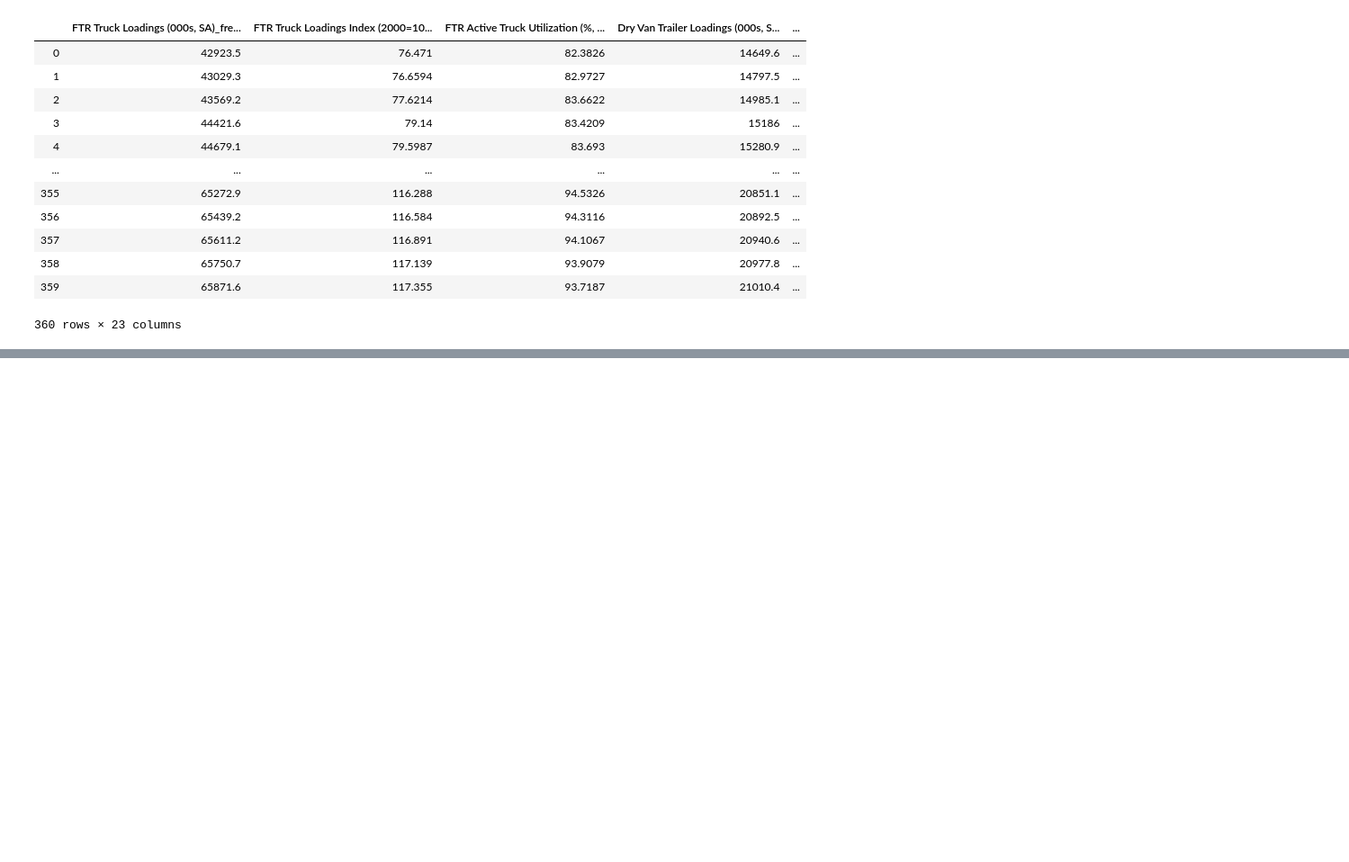
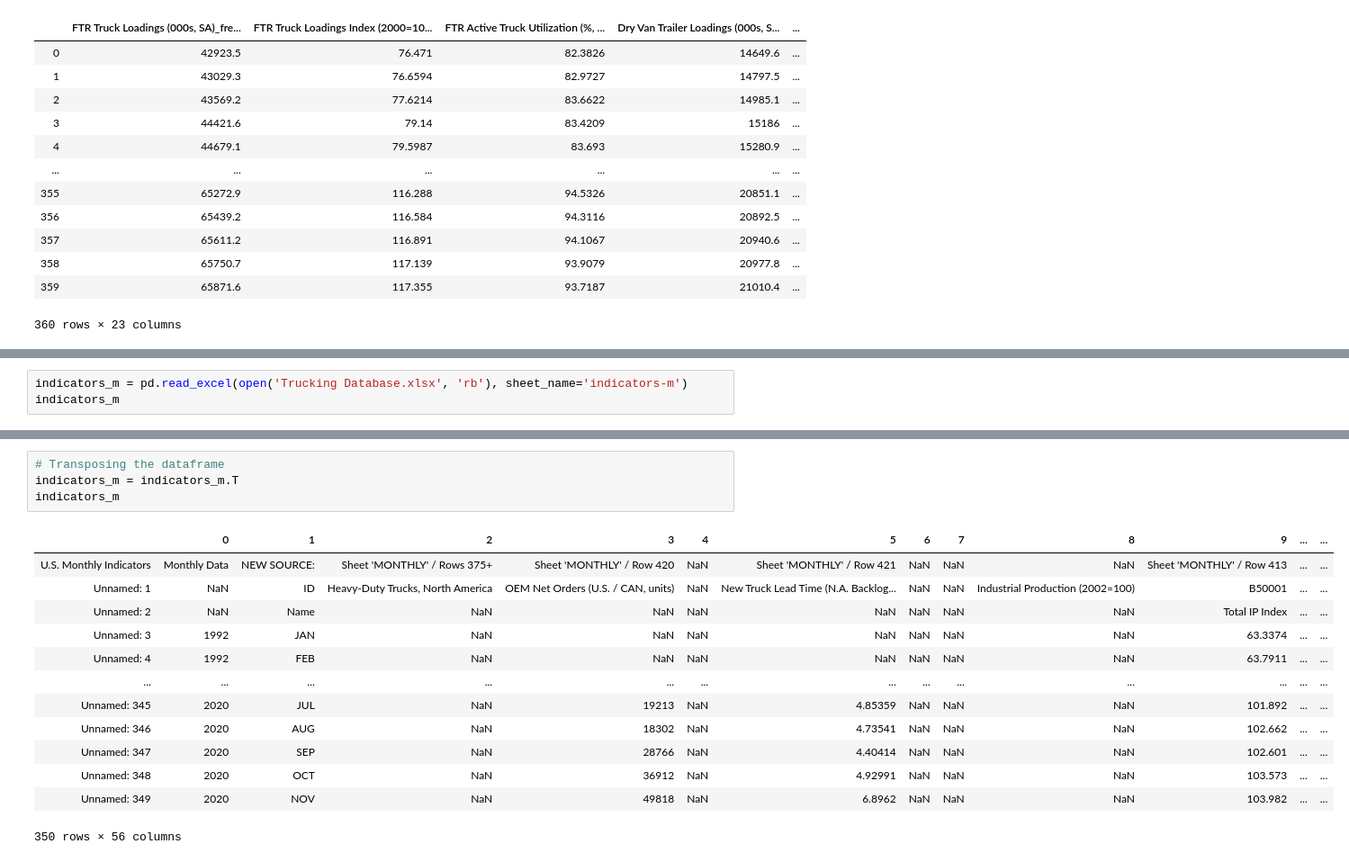
Before and after one commit to rnair7163/LabelMaster_Sales_Forecasting, a Jupyter notebook: trucking_database.ipynb, the cells around one changed output, grey strips where cells are left out. Shown: that part at 90% size. Drawn from its saved outputs; the diff is of its cells as text; blank space fills up the shorter version.

Commit message:
formatted monthly external factors

```diff
--- a/trucking_database.ipynb
+++ b/trucking_database.ipynb
@@ -134,0 +214,3 @@ freight_m
+# %%
+indicators_m = pd.read_excel(open('Trucking Database.xlsx', 'rb'), sheet_name='indicators-m')
+indicators_m
@@ -134,0 +236,18 @@ freight_m
+# %%
+# Transposing the dataframe
+indicators_m = indicators_m.T
+indicators_m
+# %% [output]
+|  | 0 | 1 | 2 | 3 | 4 | 5 | 6 | 7 | 8 | 9 | ... | ... |
+| U.S. Monthly Indicators | Monthly Data | NEW SOURCE: | Sheet 'MONTHLY' / Rows 375+ | Sheet 'MONTHLY' / Row 420 | NaN | Sheet 'MONTHLY' / Row 421 | NaN | NaN | NaN | Sheet 'MONTHLY' / Row 413 | ... | ... |
+| Unnamed: 1 | NaN | ID | Heavy-Duty Trucks, North America | OEM Net Orders (U.S. / CAN, units) | NaN | New Truck Lead Time (N.A. Backlog... | NaN | NaN | Industrial Production (2002=100) | B50001 | ... | ... |
+| Unnamed: 2 | NaN | Name | NaN | NaN | NaN | NaN | NaN | NaN | NaN | Total IP Index | ... | ... |
+| Unnamed: 3 | 1992 | JAN | NaN | NaN | NaN | NaN | NaN | NaN | NaN | 63.3374 | ... | ... |
+| Unnamed: 4 | 1992 | FEB | NaN | NaN | NaN | NaN | NaN | NaN | NaN | 63.7911 | ... | ... |
+| ... | ... | ... | ... | ... | ... | ... | ... | ... | ... | ... | ... | ... |
+| Unnamed: 345 | 2020 | JUL | NaN | 19213 | NaN | 4.85359 | NaN | NaN | NaN | 101.892 | ... | ... |
+| Unnamed: 346 | 2020 | AUG | NaN | 18302 | NaN | 4.73541 | NaN | NaN | NaN | 102.662 | ... | ... |
+| Unnamed: 347 | 2020 | SEP | NaN | 28766 | NaN | 4.40414 | NaN | NaN | NaN | 102.601 | ... | ... |
+| Unnamed: 348 | 2020 | OCT | NaN | 36912 | NaN | 4.92991 | NaN | NaN | NaN | 103.573 | ... | ... |
+| Unnamed: 349 | 2020 | NOV | NaN | 49818 | NaN | 6.8962 | NaN | NaN | NaN | 103.982 | ... | ... |
+350 rows × 56 columns
```
Also changed, not shown: parts of 21 cells of this notebook.
